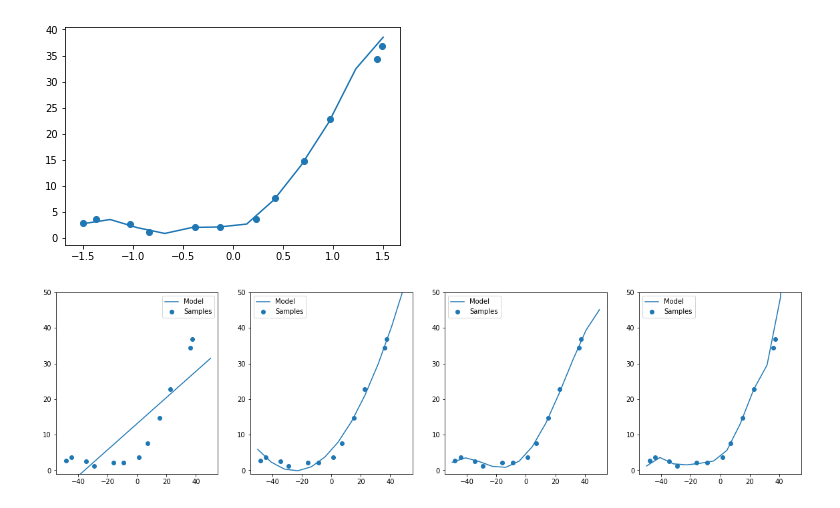
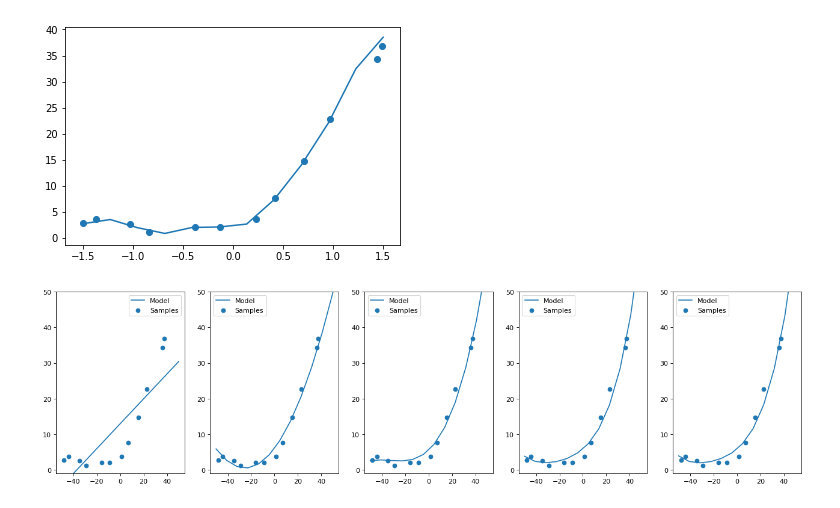
Before and after one commit to SatioO/PythonML, a Jupyter notebook: Regression Problems/Polynormial_Regression.ipynb, the cells around one changed output. Drawn from its saved outputs; the diff is of its cells as text; code cells hidden in the pictures.

Commit message:
Added lasso, ridge and elastic net regression models

```diff
--- a/Regression Problems/Polynormial_Regression.ipynb
+++ b/Regression Problems/Polynormial_Regression.ipynb
@@ -126,17 +126,18 @@ plt.show()
 [figure]
 # %%
 # Polynomial regression with sklearn pipeline concept
-
+import pandas as pd
 from sklearn.preprocessing import StandardScaler
 from sklearn.preprocessing import PolynomialFeatures
-from sklearn.linear_model import LinearRegression
+from sklearn import linear_model
 from sklearn.pipeline import Pipeline
 from sklearn.model_selection import cross_val_score
 
-degrees = [1, 2, 4, 8]
-plt.figure(figsize=(20, 5))
+degrees = np.array([i for i in range(1,6,1)])
 
-for i in range(len(degrees)):
+plt.figure(num=None, figsize=(20, 5), dpi=80, facecolor='w', edgecolor='k')
+
+for i in np.arange(len(degrees)):
     # Create a subplot
     plt.subplot(1, len(degrees), i + 1)
 
@@ -145,33 +146,36 @@ for i in range(len(degrees)):
 
     # Polynomial degree of features
     polynomial_features = PolynomialFeatures(degree=degrees[i],include_bias=False)
 
     # Model selection
-    linear_regression = LinearRegression()
+    linear_regression = linear_model.LinearRegression()
+    lasso_regression = linear_model.Lasso()
+    ridge_regression = linear_model.Ridge()
+    elasticnet_regression = linear_model.ElasticNet(alpha=0.1)
 
     # Creating a pipeline
     # 1) Standardize features into normal form (mu = 0, std = 1)
     # 2) Convert into n degree polynomial
     # 3) Apply Linear regression model
 
     pipeline = Pipeline([("Standardize features", standardize_feature),
                         ("Polynomial features", polynomial_features),
-                        ("Linear regression", linear_regression)])
+                        ("Ridge regression", elasticnet_regression)])
 
     # Fit data into pipeline
     pipeline.fit(X, y)
 
     # K-fold validation samples
     scores = cross_val_score(pipeline, X, y, scoring="neg_mean_squared_error", cv=10)
 
     X_test = np.linspace(-50, 50, 12)
 
     # Plot outputs
     plt.plot(X_test, pipeline.predict(X_test[:, np.newaxis]), label="Model")
     plt.scatter(X, y, label="Samples")
     plt.legend(loc="best")
     plt.ylim((-1, 50))
 
 plt.show()
 # %% [output]
-[figure, old version]
+[figure, new version]
```
